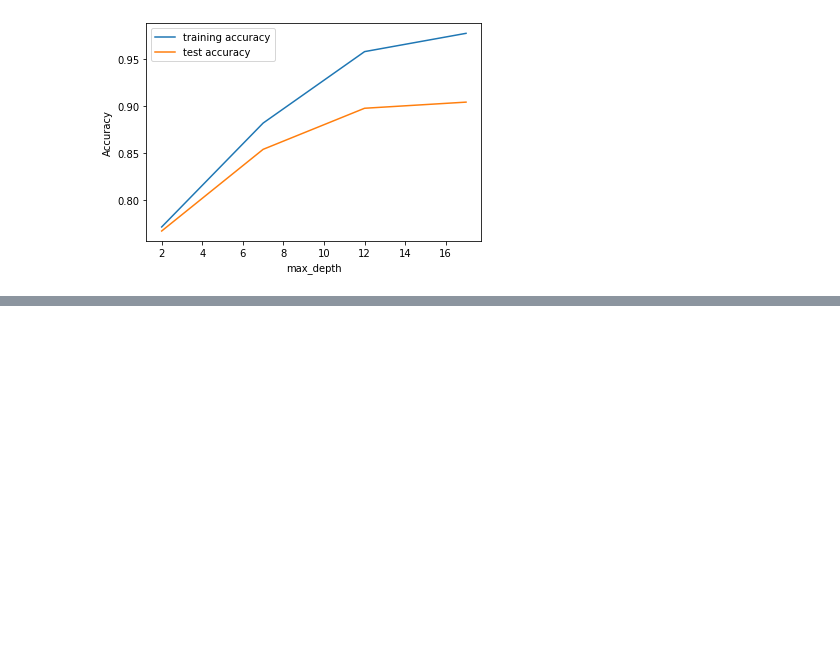
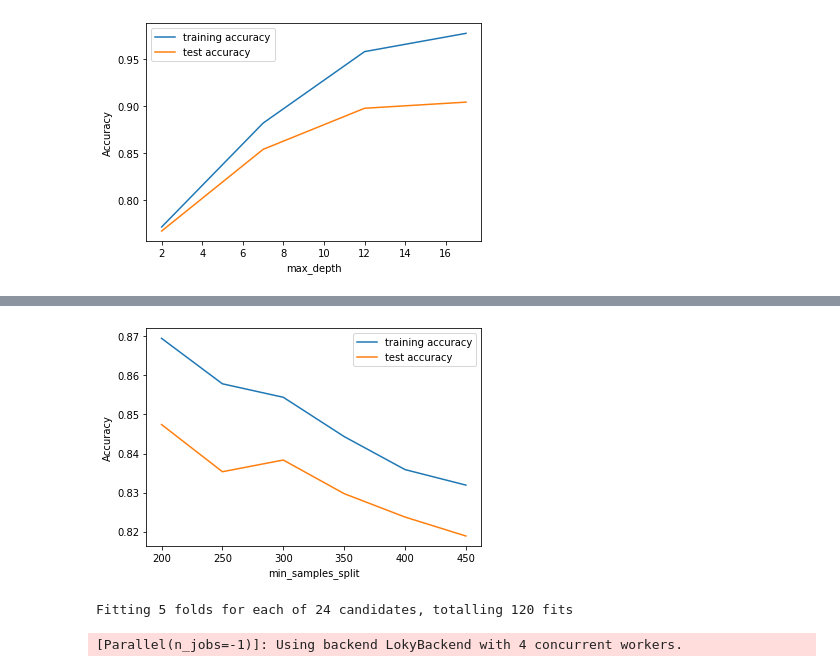
Before and after one commit to gauravsbisht/TelecomChurnCaseStudy, a Jupyter notebook: TelecomChurn_Solution.ipynb, the cells around one changed output, grey strips where cells are left out. Drawn from its saved outputs; the diff is of its cells as text; code cells hidden in the pictures; blank space fills up the shorter version.

```diff
--- a/TelecomChurn_Solution.ipynb
+++ b/TelecomChurn_Solution.ipynb
@@ -1141,0 +1343,21 @@ plt.show()
+# %%
+# GridSearchCV to find optimal min_samples_split
+from sklearn.model_selection import KFold
+from sklearn.model_selection import GridSearchCV
+
+
+# specify number of folds for k-fold CV
+n_folds = 5
+
+# parameters to build the model on
+parameters = {'min_samples_split': range(200, 500, 50)}
+
+# instantiate the model
+rf = RandomForestClassifier(class_weight='balanced')
+
+
+# fit tree on training data
+rf = GridSearchCV(rf, parameters,
+                    cv=n_folds,
+                   scoring="accuracy", return_train_score=True)
+rf.fit(train_pca, y_train)
@@ -1141,0 +1384,4 @@ plt.show()
+# %%
+# scores of GridSearch CV
+scores = rf.cv_results_
+pd.DataFrame(scores).head()
@@ -1141,0 +1396,17 @@ plt.show()
+# %%
+# plotting accuracies with min_samples_split
+plt.figure()
+plt.plot(scores["param_min_samples_split"],
+         scores["mean_train_score"],
+         label="training accuracy")
+plt.plot(scores["param_min_samples_split"],
+         scores["mean_test_score"],
+         label="test accuracy")
+plt.xlabel("min_samples_split")
+plt.ylabel("Accuracy")
+plt.legend()
+plt.show()
+
+# 200 to 300
+# %% [output]
+[figure, added]
@@ -1141,0 +1428,6 @@ plt.show()
+# %%
+# Fit the grid search to the data
+grid_search.fit(train_pca, y_train)
+# %% [output]
+Fitting 5 folds for each of 24 candidates, totalling 120 fits
+[Parallel(n_jobs=-1)]: Using backend LokyBackend with 4 concurrent workers.
```
Also changed, not shown: parts of 22 cells of this notebook.
